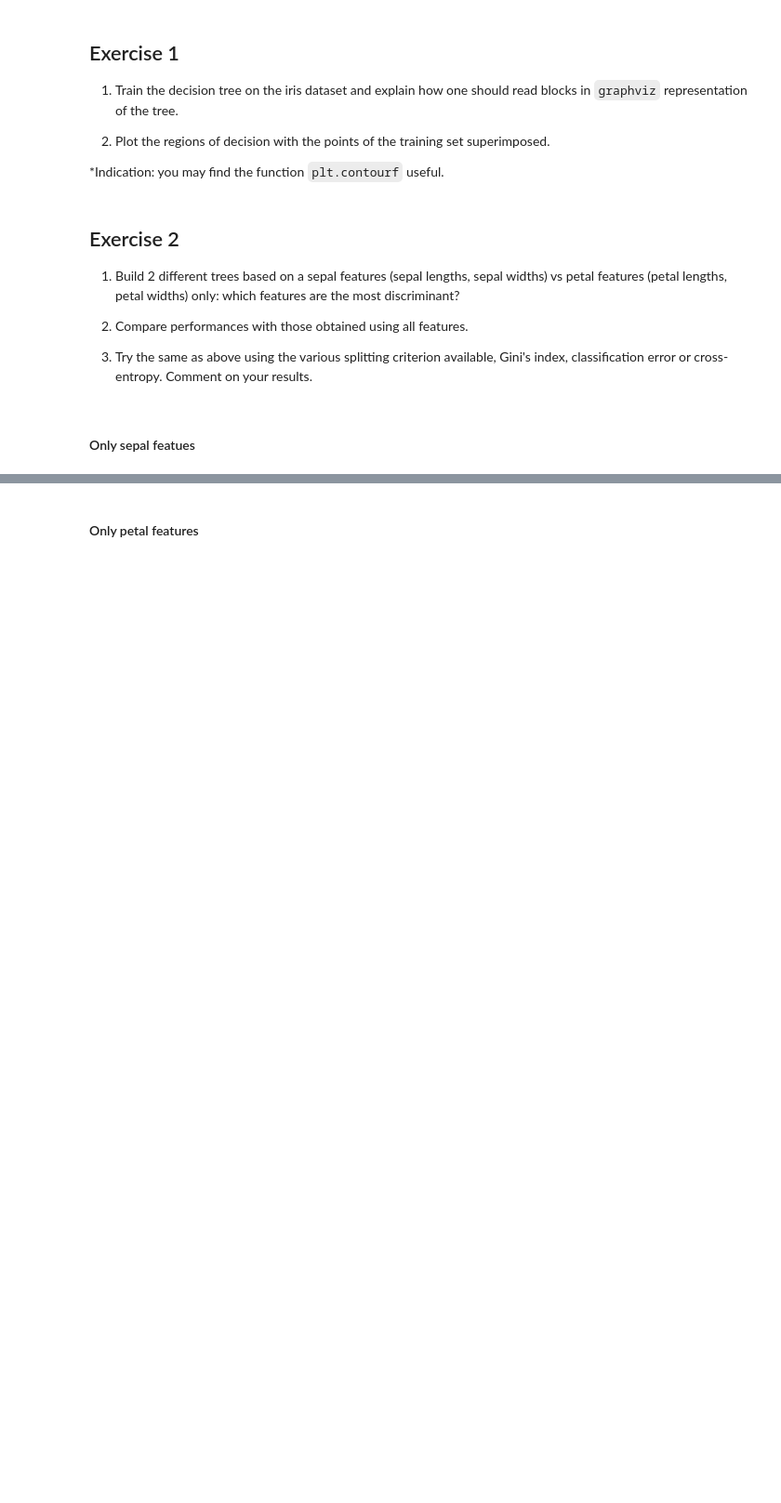
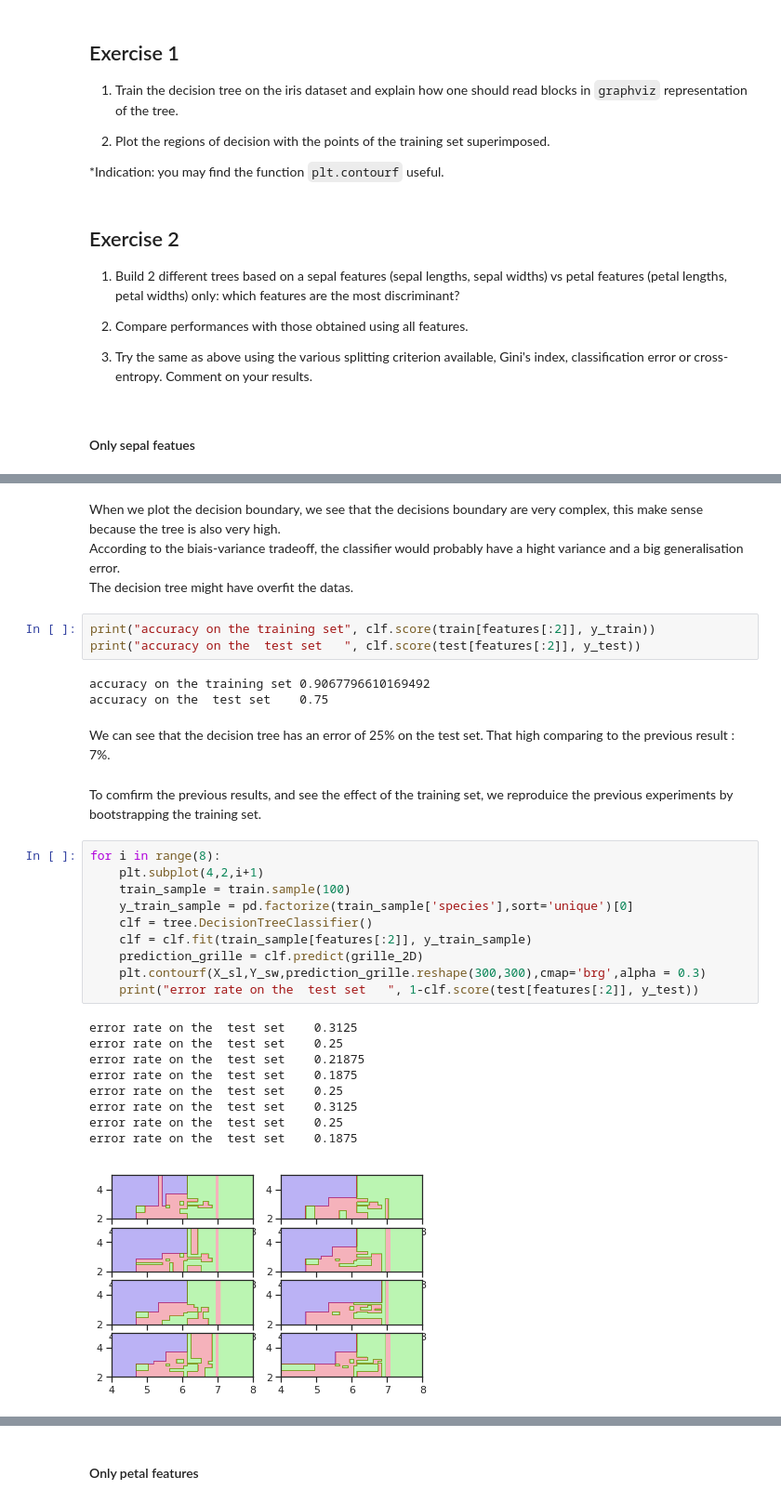
Before and after one commit to cindytrinh/basic_ML, a Jupyter notebook: TP4_decision_trees/TP4_decision_trees.ipynb, the cells around one changed output, grey strips where cells are left out. Shown at 93% size. Saved outputs shown, nothing was run; the diff lists cells and outputs as text; blank space fills up the shorter version.

```diff
--- a/TP4_decision_trees/TP4_decision_trees.ipynb
+++ b/TP4_decision_trees/TP4_decision_trees.ipynb
@@ -313,0 +316,34 @@ plt.contourf(X_sl,Y_sw,prediction_grille.reshape(300,300),cmap='brg',alpha = 0.3
+# %% [markdown]
+When we plot the decision boundary, we see that the decisions boundary are very complex, this make sense because the tree is also very high.<br>
+According to the biais-variance tradeoff, the classifier would probably have a hight variance and a big generalisation error.<br>
+The decision tree might have overfit the datas.
+# %%
+print("accuracy on the training set", clf.score(train[features[:2]], y_train))
+print("accuracy on the  test set   ", clf.score(test[features[:2]], y_test))
+# %% [output]
+accuracy on the training set 0.9067796610169492
+accuracy on the  test set    0.75
+# %% [markdown]
+We can see that the decision tree has an error of 25% on the test set. That high comparing to the previous result : 7%.
+# %% [markdown]
+To comfirm the previous results, and see the effect of the training set, we reproduice the previous experiments by bootstrapping the training set.
+# %%
+for i in range(8):
+    plt.subplot(4,2,i+1)
+    train_sample = train.sample(100)
+    y_train_sample = pd.factorize(train_sample['species'],sort='unique')[0]
+    clf = tree.DecisionTreeClassifier()
+    clf = clf.fit(train_sample[features[:2]], y_train_sample)
+    prediction_grille = clf.predict(grille_2D)
+    plt.contourf(X_sl,Y_sw,prediction_grille.reshape(300,300),cmap='brg',alpha = 0.3)
+    print("error rate on the  test set   ", 1-clf.score(test[features[:2]], y_test))
+# %% [output]
+error rate on the  test set    0.3125
+error rate on the  test set    0.25
+error rate on the  test set    0.21875
+error rate on the  test set    0.1875
+error rate on the  test set    0.25
+error rate on the  test set    0.3125
+error rate on the  test set    0.25
+error rate on the  test set    0.1875
+[figure, added]
```
Also changed, not shown: parts of 27 cells of this notebook, 4 other files.
